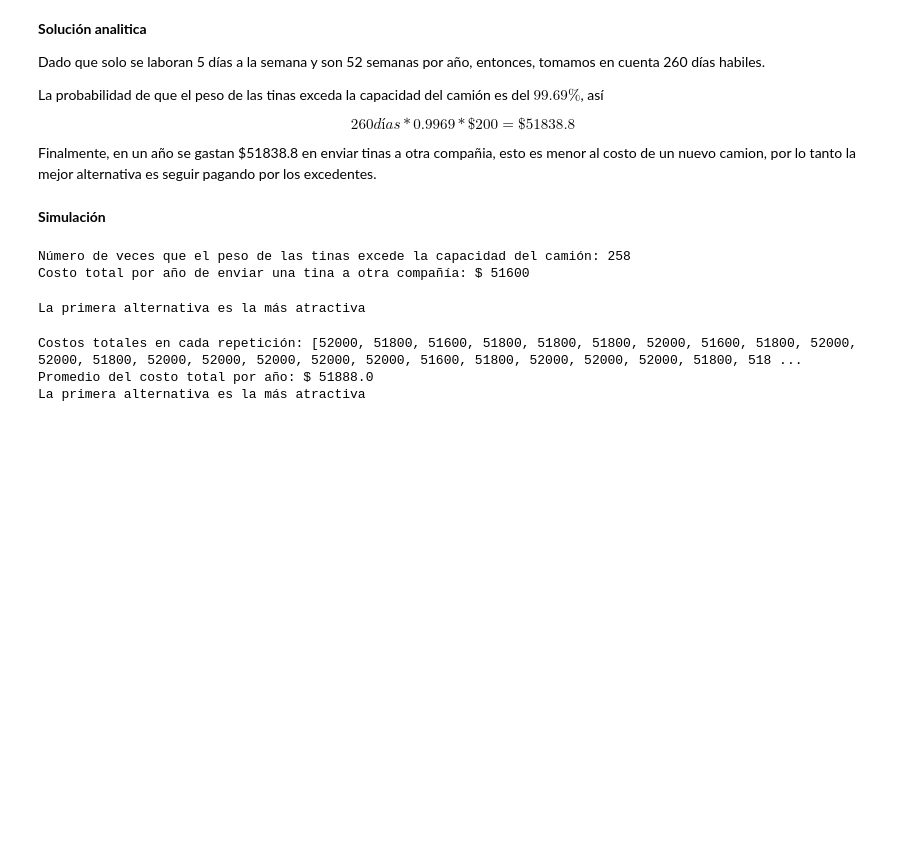
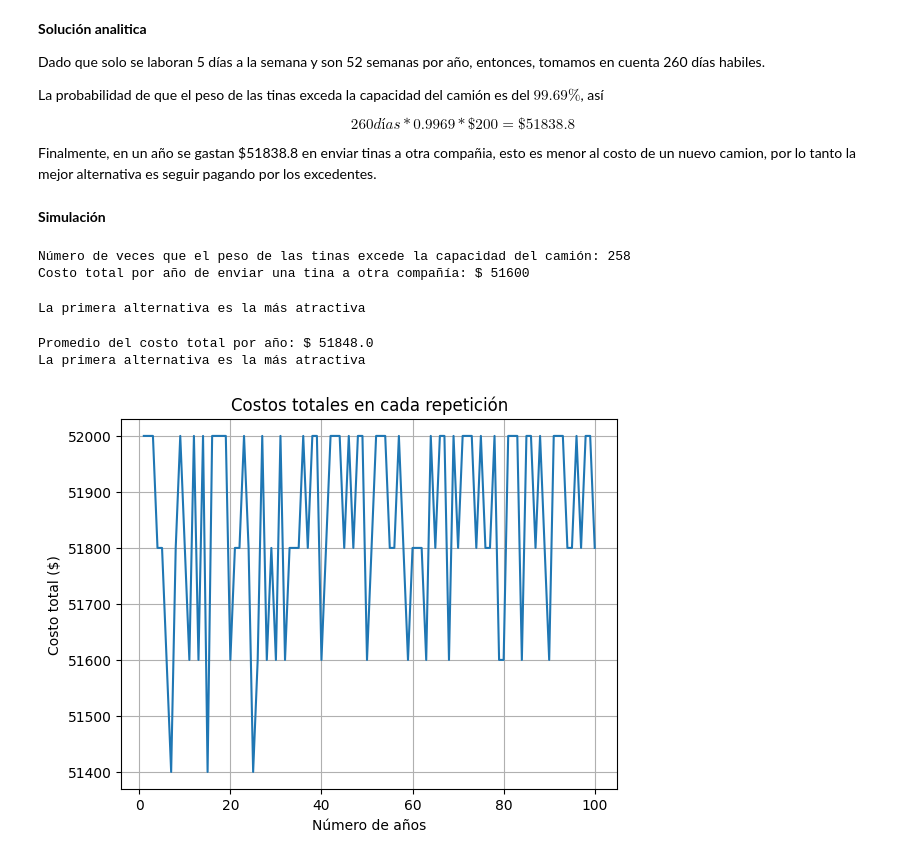
Before and after one commit to Jdvilan/Carrera, a Jupyter notebook: Camion_de_transporte.ipynb, the cells around one changed output. Saved outputs shown, nothing was run; the diff lists cells and outputs as text; code cells hidden in the pictures; blank space fills up the shorter version.

```diff
--- a/Camion_de_transporte.ipynb
+++ b/Camion_de_transporte.ipynb
@@ -185,7 +199,7 @@ for i in range(total_repeticiones):
 
 # Estadísticas
 promedio_costo = sum(costos_totales) / total_repeticiones
-print("Costos totales en cada repetición:", costos_totales)
+#print("Costos totales en cada repetición:", costos_totales)
 print("Promedio del costo total por año: $", promedio_costo)
 
 if costo_total > 60000:
@@ -193,6 +207,15 @@ if costo_total > 60000:
 else:
     print("La primera alternativa es la más atractiva")
 # %% [output]
-Costos totales en cada repetición: [52000, 51800, 51600, 51800, 51800, 51800, 52000, 51600, 51800, 52000, 52000, 51800, 52000, 52000, 52000, 52000, 52000, 51600, 51800, 52000, 52000, 52000, 51800, 518 ...
-Promedio del costo total por año: $ 51888.0
+Promedio del costo total por año: $ 51848.0
 La primera alternativa es la más atractiva
+# %%
+# Gráfica de los costos totales en cada repetición
+plt.plot(range(1, total_repeticiones + 1), costos_totales)
+plt.xlabel('Número de años')
+plt.ylabel('Costo total ($)')
+plt.title('Costos totales en cada repetición')
+plt.grid(True)
+plt.show()
+# %% [output]
+[figure, added]
```
Also changed, not shown: parts of 2 cells of this notebook.
